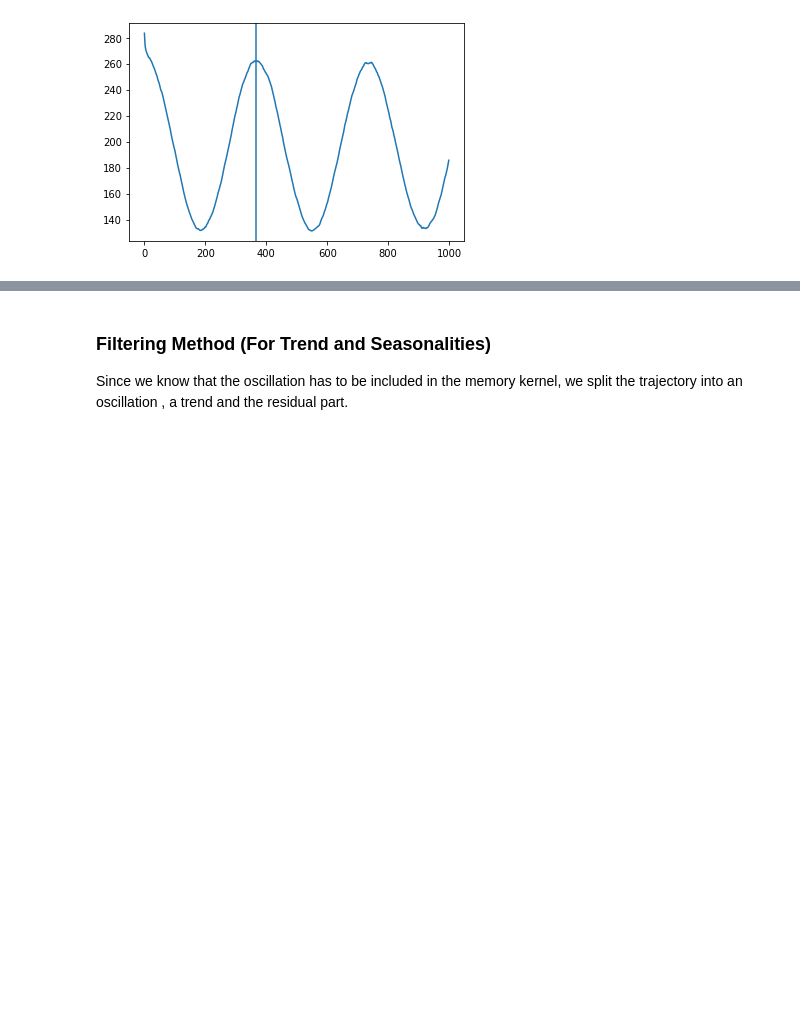
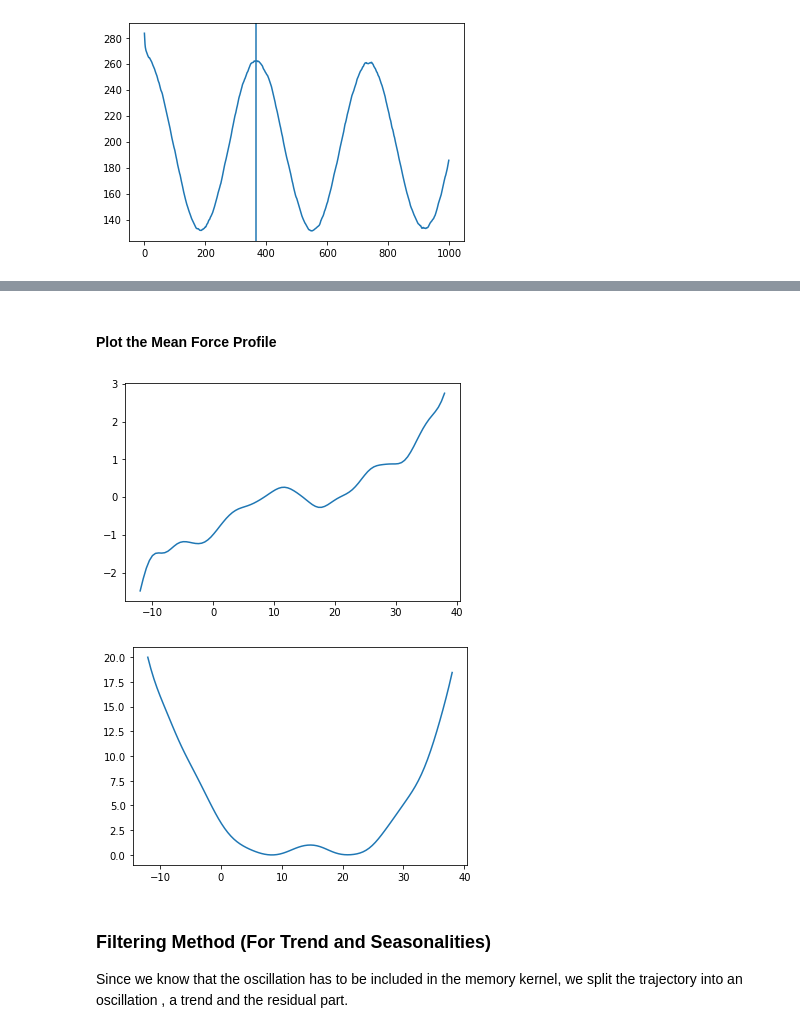
Before and after one commit to hkiefer/mempred, a Jupyter notebook: example/Example Temperature.ipynb, the cells around one changed output, grey strips where cells are left out. Drawn from its saved outputs; the diff is of its cells as text; code cells hidden in the pictures; blank space fills up the shorter version.

```diff
--- a/example/Example Temperature.ipynb
+++ b/example/Example Temperature.ipynb
@@ -35,3 +56,24 @@ plt.axvline(x=365)
+# %% [markdown]
+#### Plot the Mean Force Profile
+# %%
+from scipy import integrate
+
+dU = kernel[-2]
+pos = np.linspace(np.min(x),np.max(x),100)
+force = np.zeros(len(pos))
+for i in range(len(pos)):
+    force[i] = dU(pos[i])
+
+plt.plot(pos,force)
+plt.show()
+
+free_energy = integrate.cumtrapz(force, pos, initial=0)
+
+plt.plot(pos,free_energy-np.min(free_energy))
+plt.show()
+# %% [output]
+[figure, added]
+[figure, added]
 # %% [markdown]
 ### Filtering Method (For Trend and Seasonalities)
 Since we know that the oscillation has to be included in the memory kernel, we split the trajectory into an oscillation , a trend and the residual part.
```
Also changed, not shown: parts of 3 cells of this notebook.
